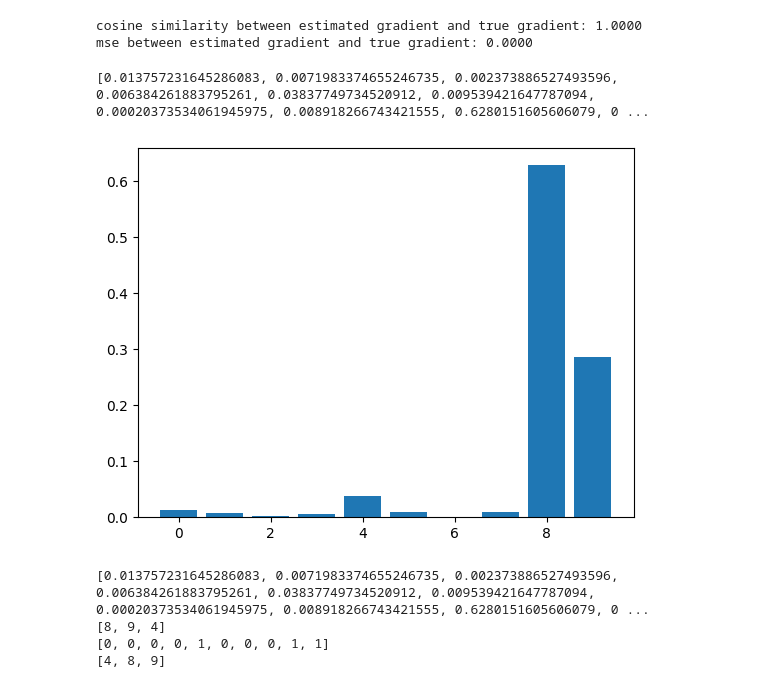
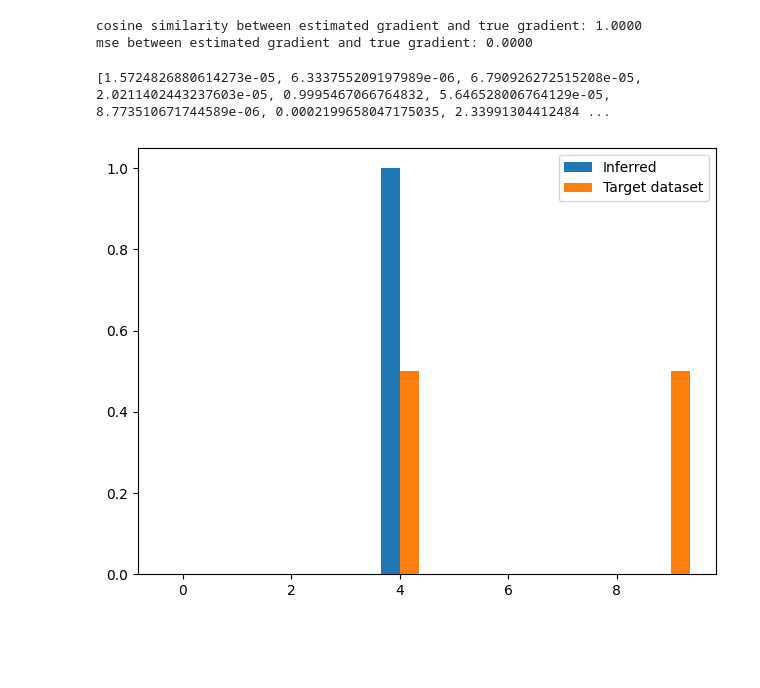
Before and after one commit to M-LARRY/SC-Model-inconsistency-attacks, a Jupyter notebook: Inference_Attack.ipynb, the cells around one changed output. Drawn from its saved outputs; the diff is of its cells as text; code cells hidden in the pictures; blank space fills up the shorter version.

Commit message:
fix dataset size bug

```diff
--- a/Inference_Attack.ipynb
+++ b/Inference_Attack.ipynb
@@ -20,8 +19,8 @@ data_path = "./data"
 pretrained_model_path = "trained_model_MNIST.pth"
 criterion_pretrained_model = torch.nn.CrossEntropyLoss()
 num_classes = 10
-inference_dataset_size = 501
-batch_size_pretrained_model = 3
+inference_dataset_size = 500
+batch_size_pretrained_model = 2
 
 # Part 2 Train gradient classifier on gradient dataset
 learning_rate_gradient_classifier = 0.001
@@ -32,7 +31,8 @@ num_epochs = 15
 batch_size_gradient_classifier = 16
 
 # Part 3 Make inference on estimated gradient update
-target_model_path = "GS_target_2.pth"
+target_model_path = "GS_target_1.pth"
+target_dataset_path = "target_1_dataset.pth"
 learning_rate_pretrained_model = 0.01
 num_clients_fl = 10
 # %%
@@ -64,7 +64,7 @@ elif dataset_name == "CIFAR10":
 else:
     raise ValueError(f"Unsupported dataset: {dataset_name}")
 
-indices = random.sample(range(len(dataset)), inference_dataset_size)
+indices = random.sample(range(len(dataset)), inference_dataset_size * batch_size_pretrained_model)
 dataset = Subset(dataset, indices=indices)
 
 dataloader = DataLoader(dataset, batch_size=batch_size_pretrained_model, shuffle=False)
@@ -398,47 +225,26 @@ mse between estimated gradient and true gradient: 0.0000
 # %%
 # Inference
 est_grad_vector = torch.cat([est_grad[key].view(-1) for key in est_grad.keys()]).unsqueeze(0)
 inferred = grad_classifier_model(est_grad_vector)
 inferred = inferred.tolist()[0]
 print(inferred)
 
-plt.bar(range(num_classes), inferred)
+target_dataset = torch.load(target_dataset_path)
+target_dataset = target_dataset["dataset"]
+target_label = [0 for i in range(num_classes)]
+den = len(target_dataset)
+for idx in target_dataset:
+    target_label[idx] = 1 / den
+
+bar_width = 0.35
+x = np.arange(num_classes)
+
+plt.bar(x - bar_width/2, inferred, width=bar_width, label='Inferred')
+plt.bar(x + bar_width/2, target_label, width=bar_width, label='Target dataset')
+plt.legend()
+
+plt.tight_layout()
 plt.show()
 # %% [output]
-[0.013757231645286083, 0.0071983374655246735, 0.002373886527493596, 0.006384261883795261, 0.03837749734520912, 0.009539421647787094, 0.00020373534061945975, 0.008918266743421555, 0.6280151605606079, 0 ...
+[1.5724826880614273e-05, 6.333755209197989e-06, 6.790926272515208e-05, 2.0211402443237603e-05, 0.9995467066764832, 5.646528006764129e-05, 8.773510671744589e-06, 0.0002199658047175035, 2.33991304412484 ...
-[figure, old version]
+[figure, new version]
-# %%
-print(inferred)
-
-# from probability to prediction
-inferred_copy = inferred.copy()
-predictions = []
-
-for i in range(batch_size_pretrained_model):
-    temp_max = argmax(inferred_copy)
-    predictions.append(int(temp_max))
-    inferred_copy[temp_max] = -inferred_copy[temp_max]
-
-print(predictions)
-
-# from prediction to 1_hot
-predictions_1hot = [0 for _ in range(10)]
-
-for i in predictions:
-    predictions_1hot[i] = 1
-
-print(predictions_1hot)
-
-# from 1_hot to prediction
-prediction_2 = []
-
-for i in range(len(predictions_1hot)):
-    if predictions_1hot[i] != 0:
-        prediction_2.append(i)
-
-print(prediction_2)
-# %% [output]
-[0.013757231645286083, 0.0071983374655246735, 0.002373886527493596, 0.006384261883795261, 0.03837749734520912, 0.009539421647787094, 0.00020373534061945975, 0.008918266743421555, 0.6280151605606079, 0 ...
-[8, 9, 4]
-[0, 0, 0, 0, 1, 0, 0, 0, 1, 1]
-[4, 8, 9]
```
Also changed, not shown: parts of 10 cells of this notebook, 2 other files.
